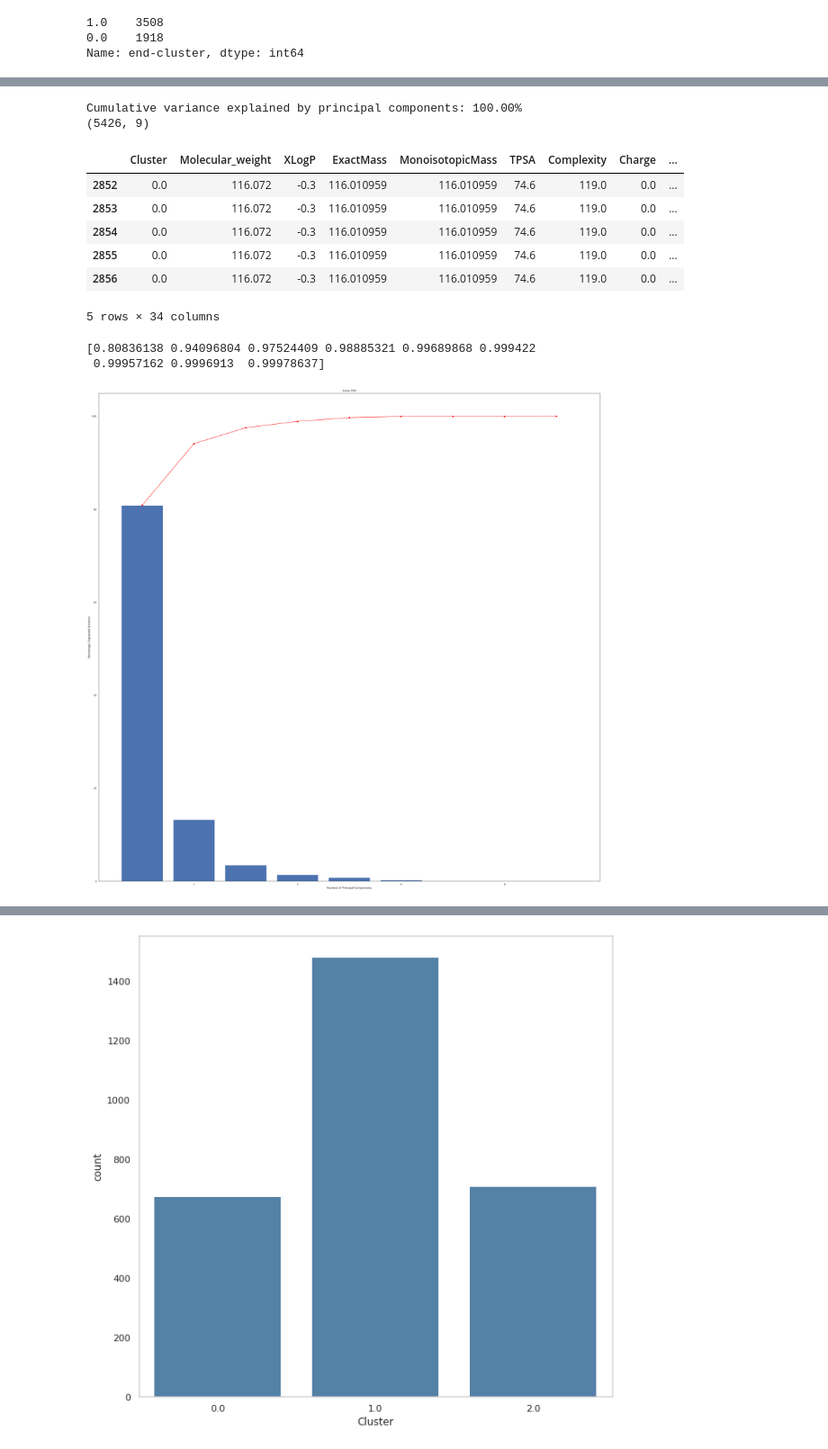
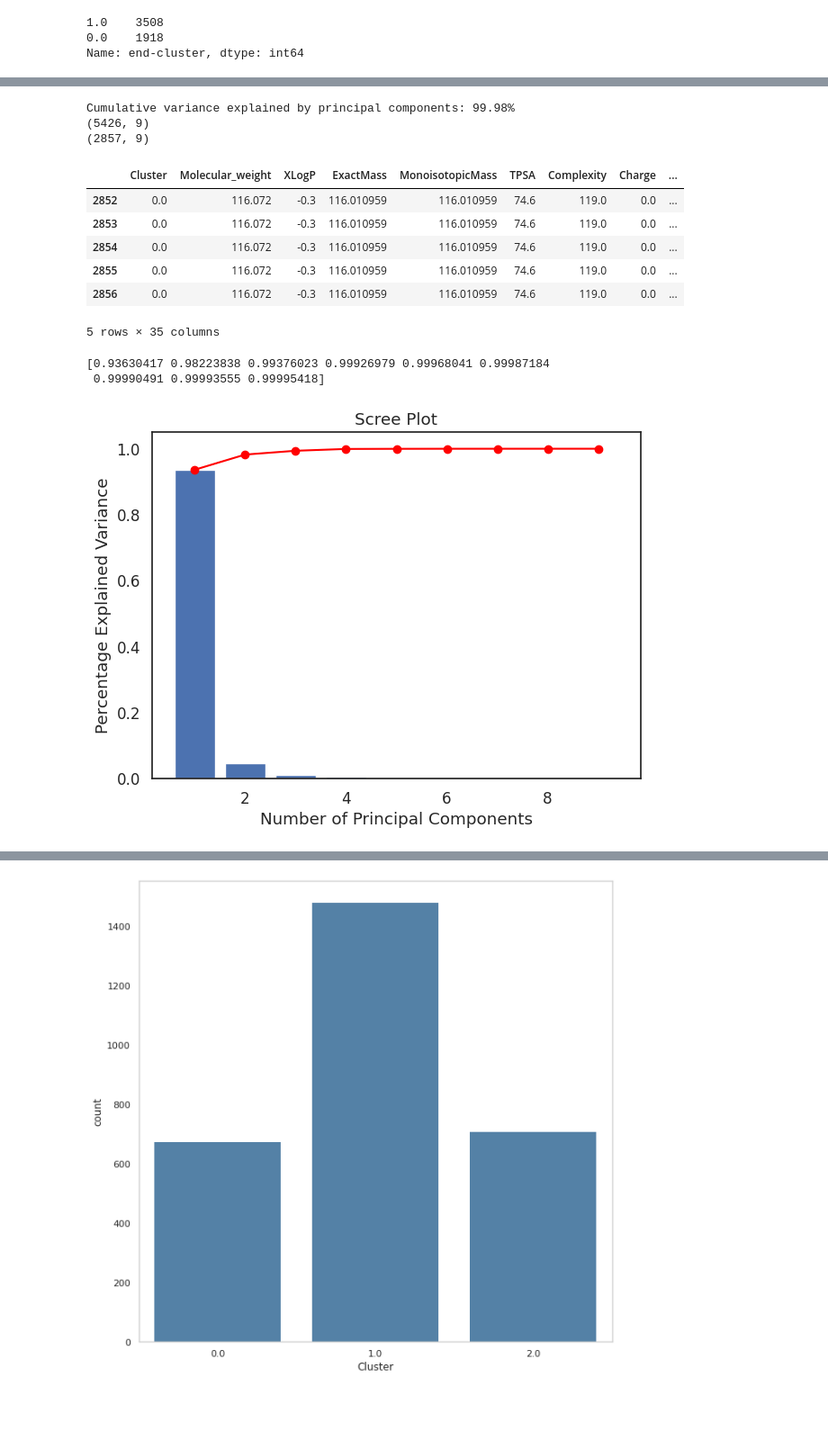
Before and after one commit to thiru2024/Pathways-prediction-through-clustering, a Jupyter notebook: K_Prototype_clustering.ipynb, the cells around one changed output, grey strips where cells are left out. Shown at 90% size. Saved outputs shown, nothing was run; the diff lists cells and outputs as text; code cells hidden in the pictures; blank space fills up the shorter version.

```diff
--- a/K_Prototype_clustering.ipynb
+++ b/K_Prototype_clustering.ipynb
@@ -35,11 +34,12 @@ from sklearn.preprocessing import LabelEncoder
 # Input data files are available in the "../input/" directory.
 # For example, running this (by clicking run or pressing Shift+Enter) will list the files in the input directory
 
-# path = pd.read_csv('/content/drive/My Drive/test-properties-predicted.csv')
+path = pd.read_csv('/content/drive/My Drive/test-properties-predicted.csv')
 path2 = pd.read_csv('/content/drive/My Drive/train-properties.csv')
 df = pd.DataFrame(path2)
-# df2 = pd.DataFrame(path2)
+df1 = pd.DataFrame(path)
 df=df.drop(['Unnamed: 0'], axis=1)
+df1=df1.drop(['Unnamed: 0'], axis=1)
 # df = pd.concat([df2['Pathway'],df1], axis=1)
 # df=df.drop(['NAME.1','HMDB_ID','SMILES','InChI','INCHIKEY','IUPACName','CHEMICAL_FORMULA','CID','Molecular_weight',	'XLogP',	'ExactMass',	'MonoisotopicMass',	'TPSA',	'Complexity',	'Charge',	'HBondDonorCount',
 #                                                     'HBondAcceptorCount',	'RotatableBondCount',	'HeavyAtomCount',	'IsotopeAtomCount',	'AtomStereoCount',	'DefinedAtomStereoCount',	'UndefinedAtomStereoCount',
@@ -58,5 +58,7 @@ le = LabelEncoder()
 # # df['Cluster'] = le.fit_transform(df['Cluster'])
 dataset = df.fillna(df.median())
 dataset = df.astype(float)
-dataset.info()
-dataset.tail()
+dataset1 = df1.fillna(df1.median())
+dataset1 = df1.astype(float)
+# dataset.info()
+# dataset.tail()
@@ -114,12 +89,15 @@ ax=dataset.hist(bins=20,color='brown' )
 # %%
-dataset = dataset.drop(['Pathway'], axis = 1)
+# dataset = dataset.drop(['Pathway'], axis = 1)
 # %%
 from sklearn.decomposition import PCA
 pca = PCA(9)
 pca_2_result = pca.fit_transform(dataset)
+pca_1_result = pca.fit_transform(dataset1)
 
 print ('Cumulative variance explained by principal components: {:.2%}'.format(np.sum(pca.explained_variance_ratio_)))
 print(pca_2_result.shape)
+print(pca_1_result.shape)
+
 # from sklearn.decomposition import PCA
 # pca = PCA(n_components=35, whiten=True)
 # Num_features=Data.iloc[:,0:36].astype(int)
@@ -137,8 +115,9 @@ print(pca_2_result.shape)
 
 # print(cum_explained_var)
 # %% [output]
-Cumulative variance explained by principal components: 100.00%
+Cumulative variance explained by principal components: 99.98%
 (5426, 9)
+(2857, 9)
 # %%
 dataset.tail()
 # %% [output]
@@ -148,22 +127,22 @@ dataset.tail()
 | 2854 | 0.0 | 116.072 | -0.3 | 116.010959 | 116.010959 | 74.6 | 119.0 | 0.0 | ... |
 | 2855 | 0.0 | 116.072 | -0.3 | 116.010959 | 116.010959 | 74.6 | 119.0 | 0.0 | ... |
 | 2856 | 0.0 | 116.072 | -0.3 | 116.010959 | 116.010959 | 74.6 | 119.0 | 0.0 | ... |
-5 rows × 34 columns
+5 rows × 35 columns
 # %%
 def display_scree_plot(pca):
-    scree = pca.explained_variance_ratio_*100
+    scree = pca.explained_variance_ratio_*1
     plt.bar(np.arange(len(scree))+1, scree)
     plt.plot(np.arange(len(scree))+1, scree.cumsum(),c="red",marker='o')
     plt.xlabel("Number of Principal Components")
     plt.ylabel("Percentage Explained Variance")
     plt.title("Scree Plot")
     plt.show(block=False)
 expvar = np.round(pca.explained_variance_ratio_,5)
 expvar
 print(pca.explained_variance_ratio_.cumsum())
 display_scree_plot(pca)
 # %% [output]
-[0.80836138 0.94096804 0.97524409 0.98885321 0.99689868 0.999422
- 0.99957162 0.9996913  0.99978637]
+[0.93630417 0.98223838 0.99376023 0.99926979 0.99968041 0.99987184
+ 0.99990491 0.99993555 0.99995418]
-[figure, old version]
+[figure, new version]
 # %%
```
Also changed, not shown: parts of 6 cells of this notebook.
